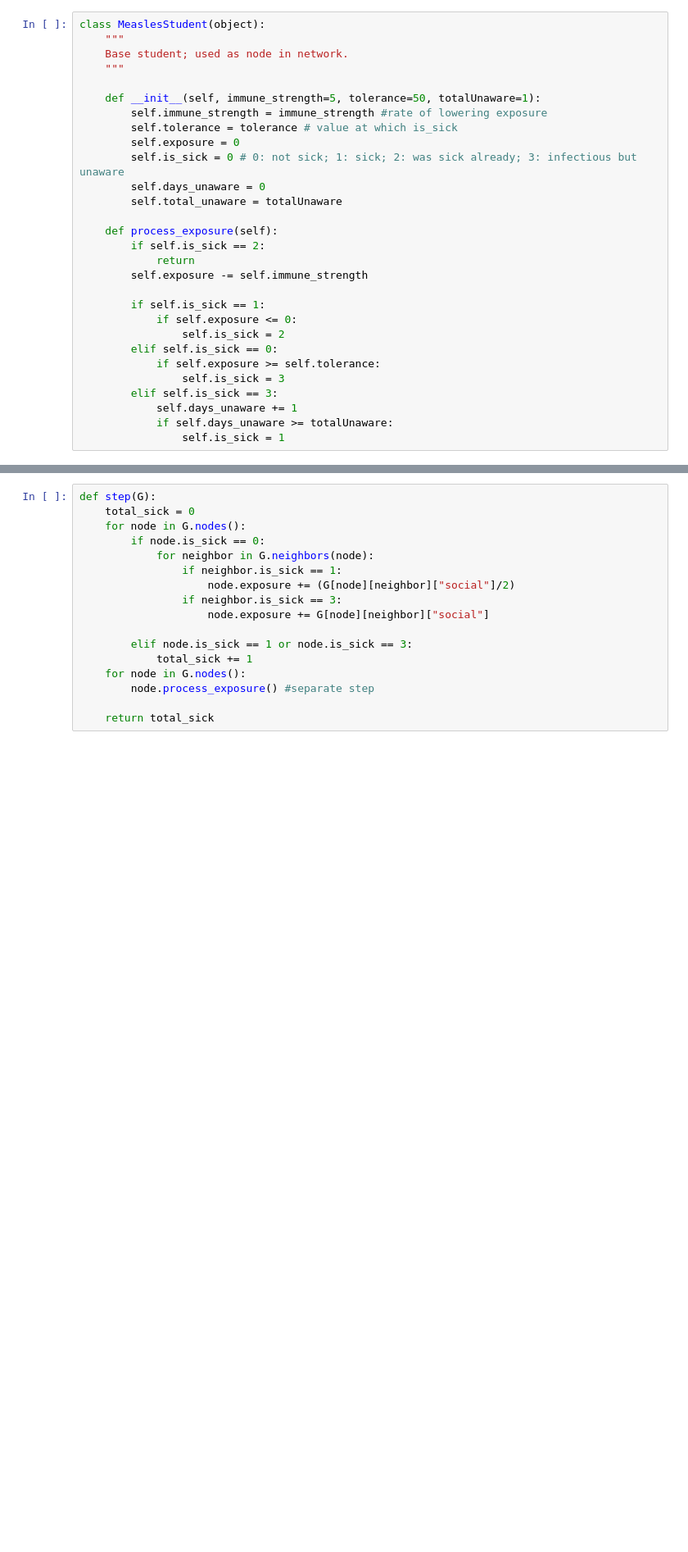
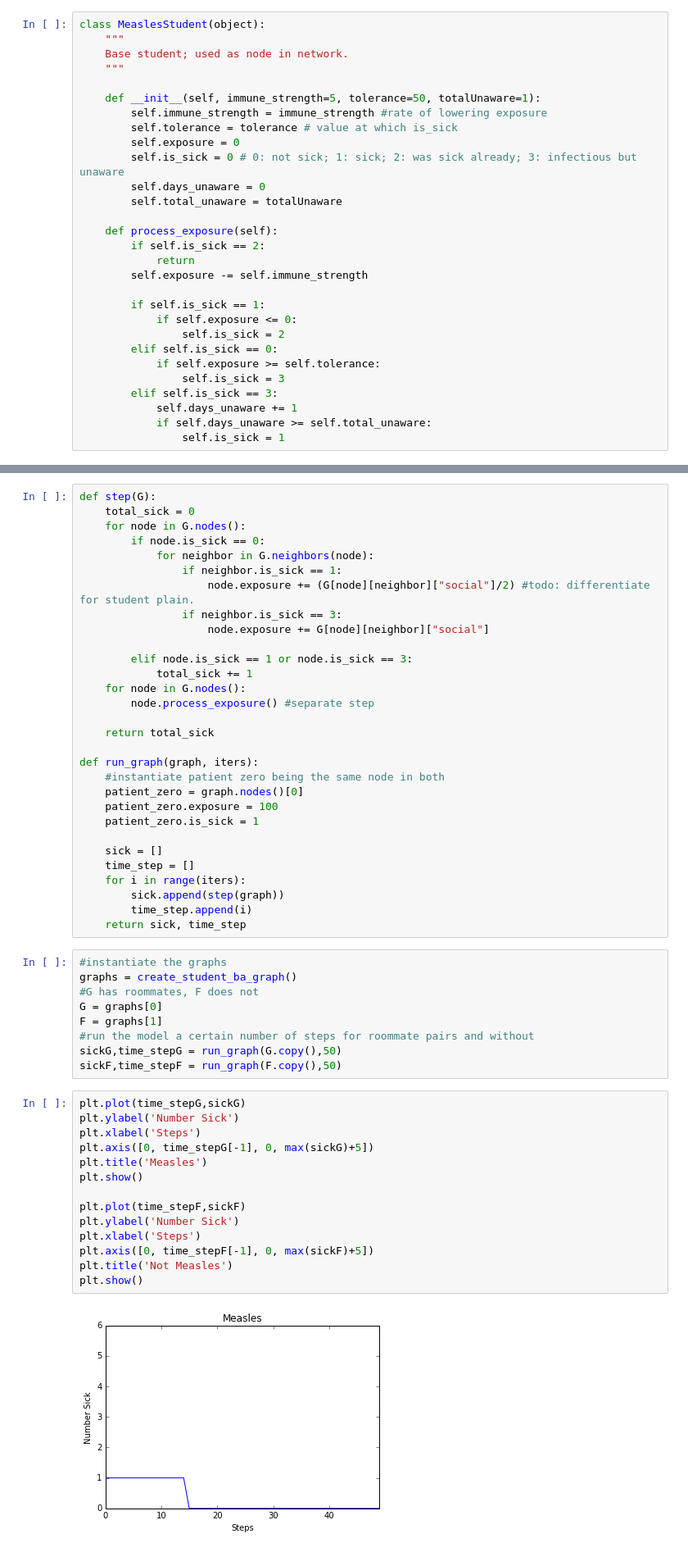
Before and after one commit to buttegab/FreshmanPlague, a Jupyter notebook: code/FreshmanPlague.ipynb, the cells around one changed output, grey strips where cells are left out. Shown: that part at 82% size. Drawn from its saved outputs; the diff is of its cells as text; blank space fills up the shorter version.

Commit message:
Measles edits

```diff
--- a/code/FreshmanPlague.ipynb
+++ b/code/FreshmanPlague.ipynb
@@ -323,7 +324,7 @@ class MeaslesStudent(object):
                 self.is_sick = 3
         elif self.is_sick == 3:
             self.days_unaware += 1
-            if self.days_unaware >= totalUnaware:
+            if self.days_unaware >= self.total_unaware:
                 self.is_sick = 1
 # %%
 def create_student_ba_graph(size=50, new_edges_per_node=3, roommate=True):
@@ -412,7 +421,7 @@ def step(G):
         if node.is_sick == 0:
             for neighbor in G.neighbors(node):
                 if neighbor.is_sick == 1:
-                    node.exposure += (G[node][neighbor]["social"]/2)
+                    node.exposure += (G[node][neighbor]["social"]/2) #todo: differentiate for student plain.
                 if neighbor.is_sick == 3:
                     node.exposure += G[node][neighbor]["social"]
 
@@ -422,3 +431,41 @@ def step(G):
         node.process_exposure() #separate step
 
     return total_sick
+
+def run_graph(graph, iters):
+    #instantiate patient zero being the same node in both
+    patient_zero = graph.nodes()[0]
+    patient_zero.exposure = 100
+    patient_zero.is_sick = 1
+
+    sick = []
+    time_step = []
+    for i in range(iters):
+        sick.append(step(graph))
+        time_step.append(i)
+    return sick, time_step
+# %%
+#instantiate the graphs
+graphs = create_student_ba_graph()
+#G has roommates, F does not
+G = graphs[0]
+F = graphs[1]
+#run the model a certain number of steps for roommate pairs and without
+sickG,time_stepG = run_graph(G.copy(),50)
+sickF,time_stepF = run_graph(F.copy(),50)
+# %%
+plt.plot(time_stepG,sickG)
+plt.ylabel('Number Sick')
+plt.xlabel('Steps')
+plt.axis([0, time_stepG[-1], 0, max(sickG)+5])
+plt.title('Measles')
+plt.show()
+
+plt.plot(time_stepF,sickF)
+plt.ylabel('Number Sick')
+plt.xlabel('Steps')
+plt.axis([0, time_stepF[-1], 0, max(sickF)+5])
+plt.title('Not Measles')
+plt.show()
+# %% [output]
+[figure, added]
```
Also changed, not shown: parts of 10 cells of this notebook.
